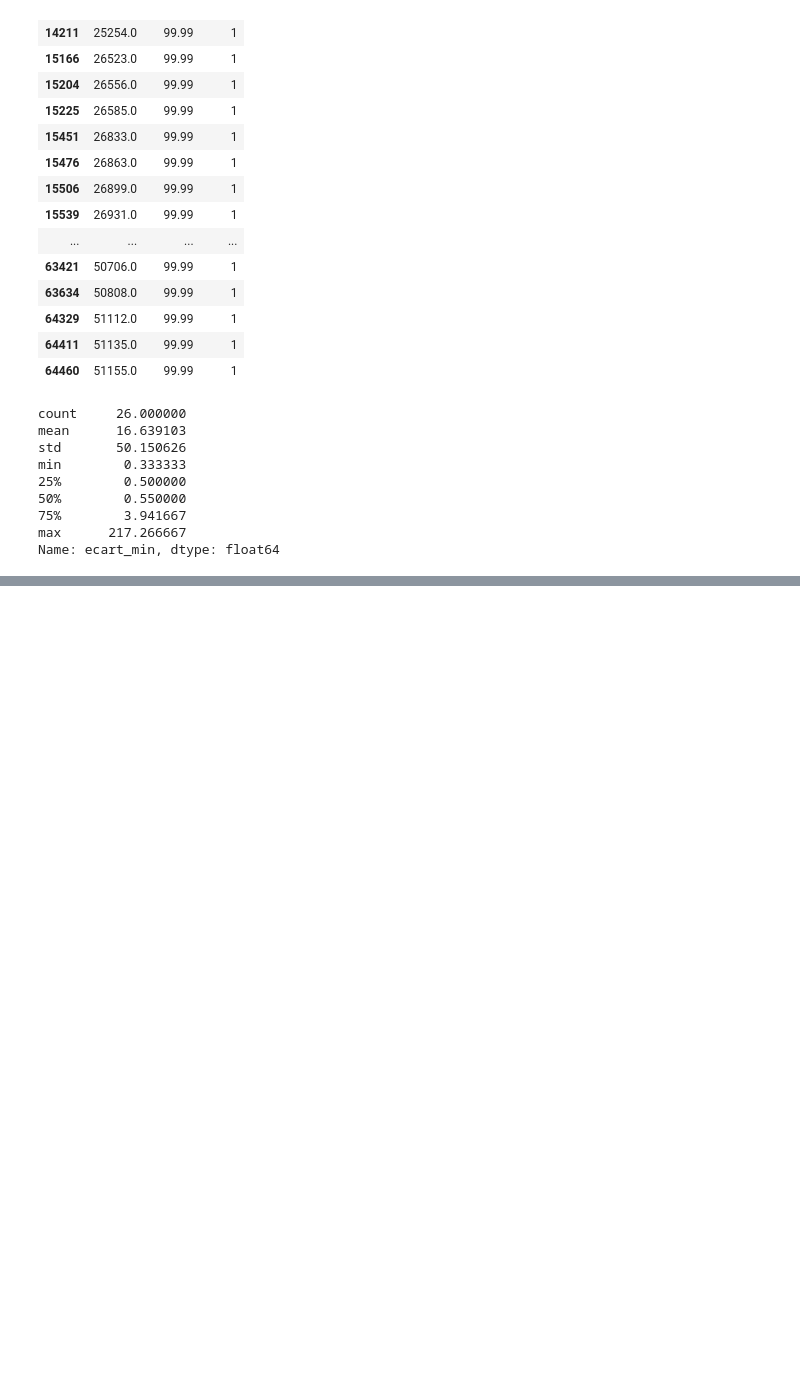
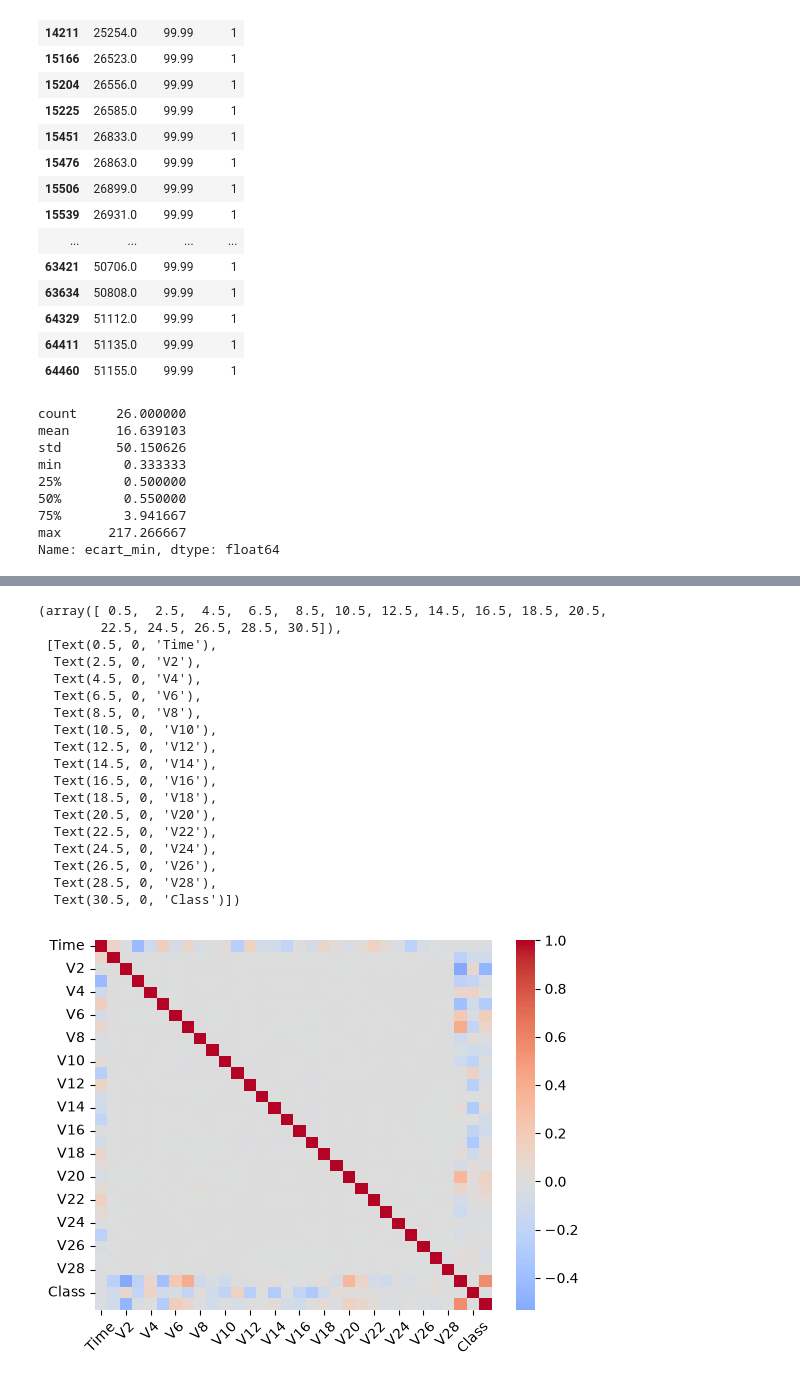
Before and after one commit to safasaaidi/fraud-detection, a Jupyter notebook: notebooks/01_exploration.ipynb, the cells around one changed output, grey strips where cells are left out. Cells and saved outputs as stored; diff of their text form; code cells hidden in the pictures; blank space fills up the shorter version.

```diff
--- a/notebooks/01_exploration.ipynb
+++ b/notebooks/01_exploration.ipynb
@@ -505,0 +549,23 @@ Name: ecart_min, dtype: float64
+# %%
+sns.heatmap(df_clean.corr(),cmap="coolwarm",center=0)
+plt.xticks(rotation=45)
+# %% [output]
+(array([ 0.5,  2.5,  4.5,  6.5,  8.5, 10.5, 12.5, 14.5, 16.5, 18.5, 20.5,
+        22.5, 24.5, 26.5, 28.5, 30.5]),
+ [Text(0.5, 0, 'Time'),
+  Text(2.5, 0, 'V2'),
+  Text(4.5, 0, 'V4'),
+  Text(6.5, 0, 'V6'),
+  Text(8.5, 0, 'V8'),
+  Text(10.5, 0, 'V10'),
+  Text(12.5, 0, 'V12'),
+  Text(14.5, 0, 'V14'),
+  Text(16.5, 0, 'V16'),
+  Text(18.5, 0, 'V18'),
+  Text(20.5, 0, 'V20'),
+  Text(22.5, 0, 'V22'),
+  Text(24.5, 0, 'V24'),
+  Text(26.5, 0, 'V26'),
+  Text(28.5, 0, 'V28'),
+  Text(30.5, 0, 'Class')])
+[figure, added]
```
Also changed, not shown: parts of 22 cells of this notebook.
